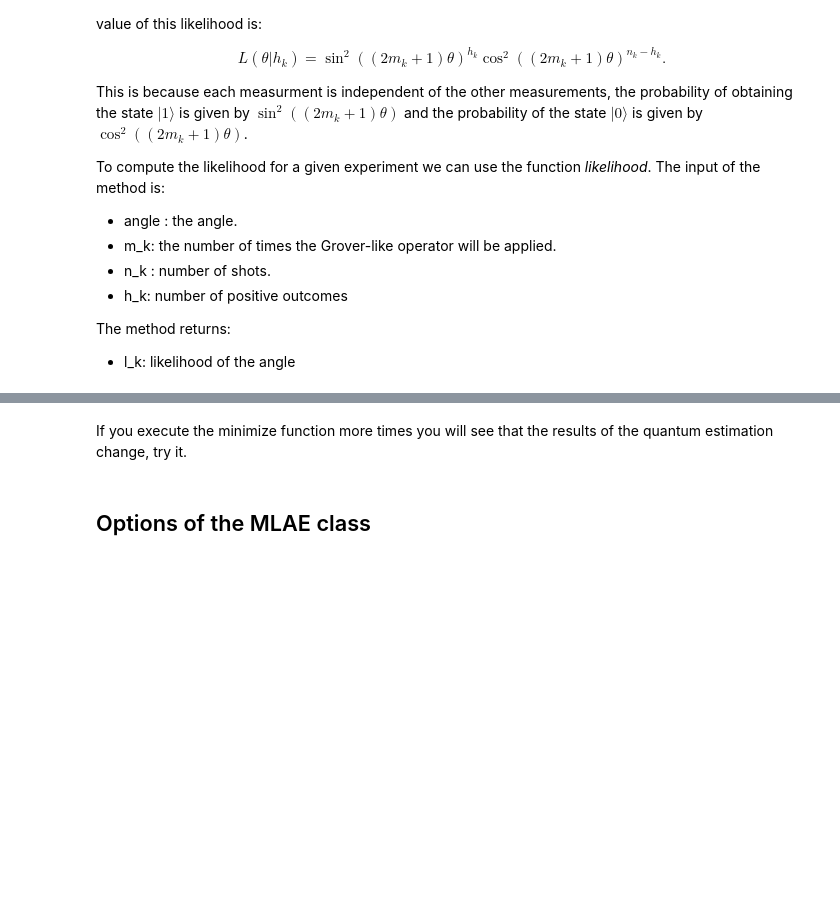
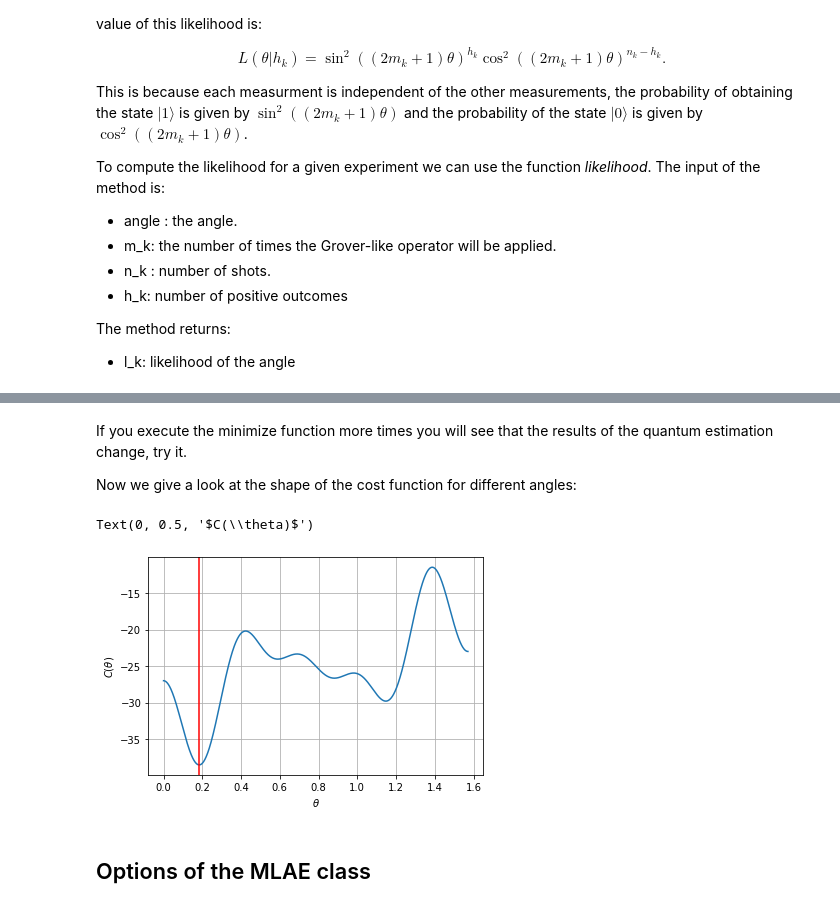
Before and after one commit to albertomanzano/QuantumComputing, a Jupyter notebook: notebooks/04_MaximumLikelihood_Class.ipynb, the cells around one changed output, grey strips where cells are left out. Cells and saved outputs as stored; diff of their text form; code cells hidden in the pictures; blank space fills up the shorter version.

```diff
--- a/notebooks/04_MaximumLikelihood_Class.ipynb
+++ b/notebooks/04_MaximumLikelihood_Class.ipynb
@@ -169,6 +169,22 @@ Quantum result:  [0.03840703]
 Classical result:  0.03571428571428571
 # %% [markdown]
 If you execute the minimize function more times you will see that the results of the quantum estimation change, try it.
+
+Now we give a look at the shape of the cost function for different angles:
+# %%
+angles = np.linspace(0,np.pi/2,1000)
+cost = np.zeros(len(angles))
+for i in range(len(angles)):
+    cost[i] = mlae.cost_function(angles[i])
+# %%
+plt.plot(angles,cost)
+plt.axvline(theta,color = 'r')
+plt.grid()
+plt.xlabel(r"$\theta$")
+plt.ylabel(r"$C(\theta)$")
+# %% [output]
+Text(0, 0.5, '$C(\\theta)$')
+[figure, added]
 # %% [markdown]
 ## Options of the MLAE class
 # %% [markdown]
```
Also changed, not shown: parts of 17 cells of this notebook.
